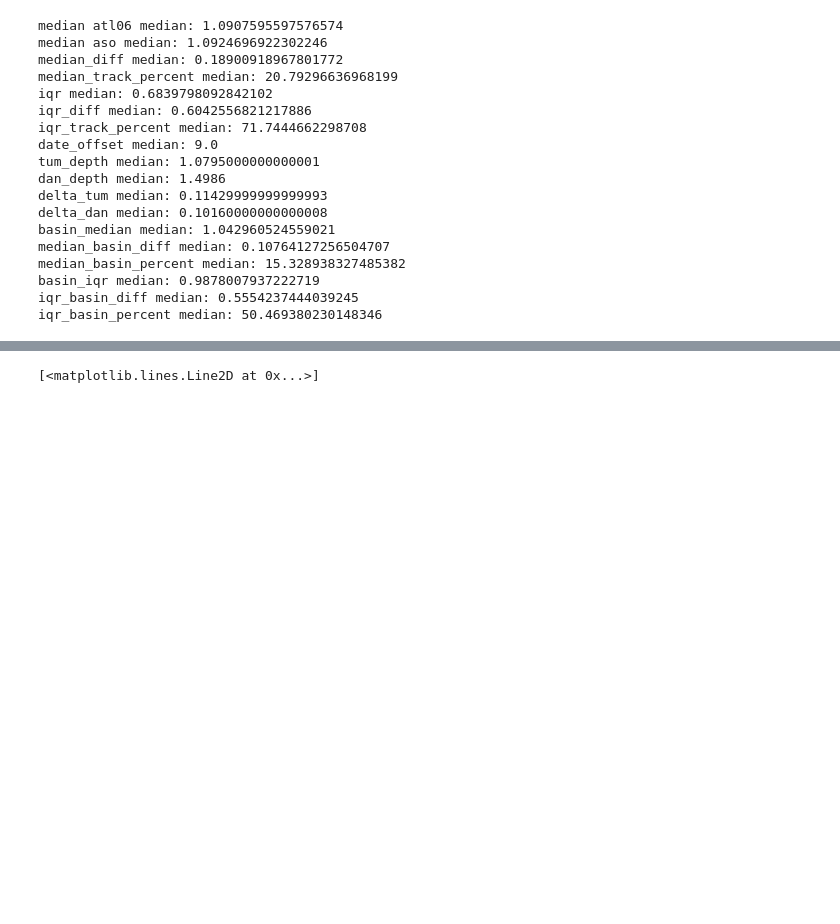
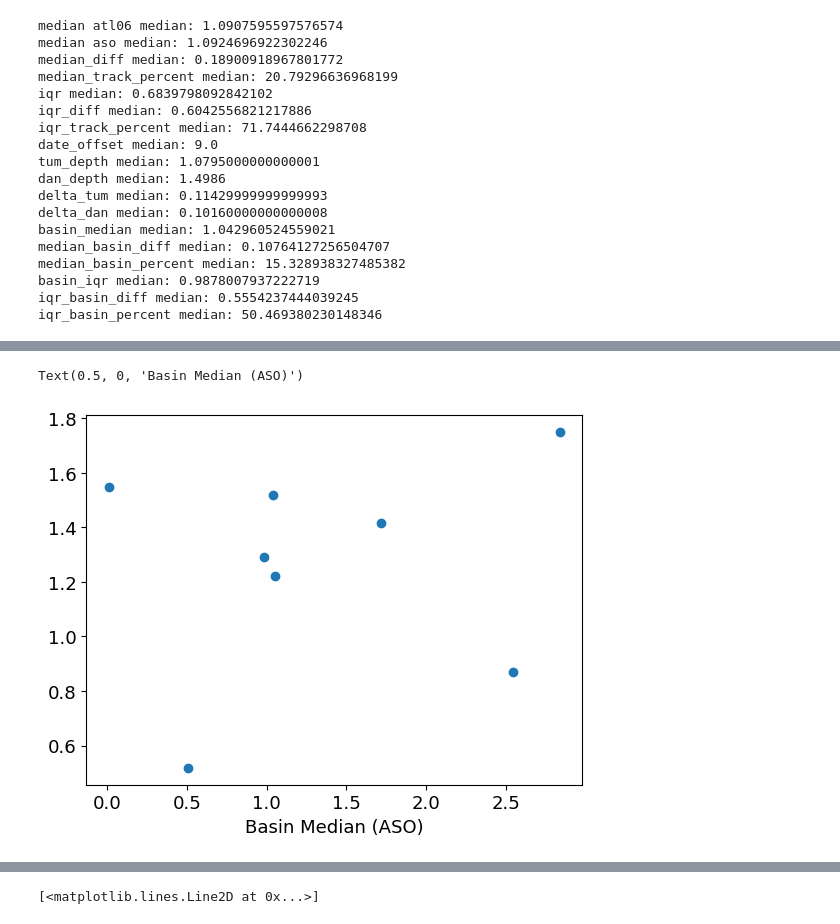
Before and after one commit to bessoh2/icesat2_sr, a Jupyter notebook: notebooks/figure_production/pair_comparison.ipynb, the cells around one changed output, grey strips where cells are left out. Cells and saved outputs as stored; diff of their text form; code cells hidden in the pictures; blank space fills up the shorter version.

Commit message:
added rmse and mae calcs for all comparisons and moved cdec comp to new nb

```diff
--- a/notebooks/figure_production/pair_comparison.ipynb
+++ b/notebooks/figure_production/pair_comparison.ipynb
@@ -106,7 +106,7 @@ aso_fn_winters = ['../../../data/lidar/tuolumne/snow_on/coarse_20m/ASO_3M_SD_USC
 # %% [markdown]
 ### Load in the saved data:
 # %%
-atl06sr_gdf = pickle.load(open('../../data/ATL06sr/tuolumne_all_sr-atl06-09282022_processed.pkl', 'rb'))
+atl06sr_gdf = pickle.load(open('../../data/ATL06sr/tuolumne_all_sr-atl06-09282022_processed_bicubic_snowonaso.pkl', 'rb'))
 
 outline_gdf = pickle.load(open('../../../data/site_outlines/tuolumne_outline_32611.pkl', 'rb'))
 outline_nolakes = pickle.load(open('../../../data/site_outlines/tuol_outline_nolakes.pkl', 'rb'))
@@ -125,6 +125,21 @@ cdec_geom
 | 1 | POINT (301551.877 4196788.619) | 2965.00 | dan |
 | 2 | POLYGON ((298306.562 4194327.335,... | NaN | tum_5km |
 | 3 | POLYGON ((306551.877 4196788.619,... | NaN | dan_5km |
+# %%
+atl06sr_gdf['zscore'] = (atl06sr_gdf['diff_plus'] - atl06sr_gdf['diff_plus'].mean()) / atl06sr_gdf['diff_plus'].std()
+
+zscore_thresh = 3
+absdiff_thresh = 5.0
+# %%
+atl06_idx = (atl06sr_gdf['zscore'].abs() <= zscore_thresh) & (atl06sr_gdf['diff_plus'].abs() <= absdiff_thresh)
+
+inner_snowoff_idx = (atl06sr_gdf['zscore'].abs() <= zscore_thresh) & \
+    (atl06sr_gdf['diff_plus'].abs() <= absdiff_thresh) & \
+    (atl06sr_gdf['snow_presence'] == 0)
+
+inner_snowon_idx = (atl06sr_gdf['zscore'].abs() <= zscore_thresh) & \
+    (atl06sr_gdf['diff_plus'].abs() <= absdiff_thresh) & \
+    (atl06sr_gdf['snow_presence'] == 1)
 # %% [markdown]
 # Calculate Differences Between ATL06SR and ASO Pairs
 # %% [markdown]
@@ -325,0 +383,12 @@ comp_table = make_pairs_table(atl06sr_gdf)
+# %%
+#rmse_pairs calculation
+
+atl06_medians = []
+for date in atl06_dates:
+    atl06_m = comp_table.loc[comp_table['acqdate']==date, 'median'][0]
+    atl06_medians.append(atl06_m)
+
+aso_medians = []
+for date in aso_date_list:
+    aso_m = comp_table.loc[comp_table['acqdate']==date, 'median'][0]
+    aso_medians.append(aso_m)
@@ -530,0 +679,11 @@ iqr_basin_percent median: 50.469380230148346
+# %%
+x = np.linspace(0,3,100)
+y = x
+
+fig, ax = plt.subplots()
+ax.scatter(comp_table.loc[comp_table['acqdate'].isin(aso_date_list), 'basin_median'], comp_table['rmse'].dropna())
+#ax.plot(x, y, 'darkgrey', label='1:1 line')
+ax.set_xlabel('Basin Median (ASO)')
+# %% [output]
+Text(0.5, 0, 'Basin Median (ASO)')
+[figure, added]
```
Also changed, not shown: parts of 22 cells of this notebook, 1 other file.
